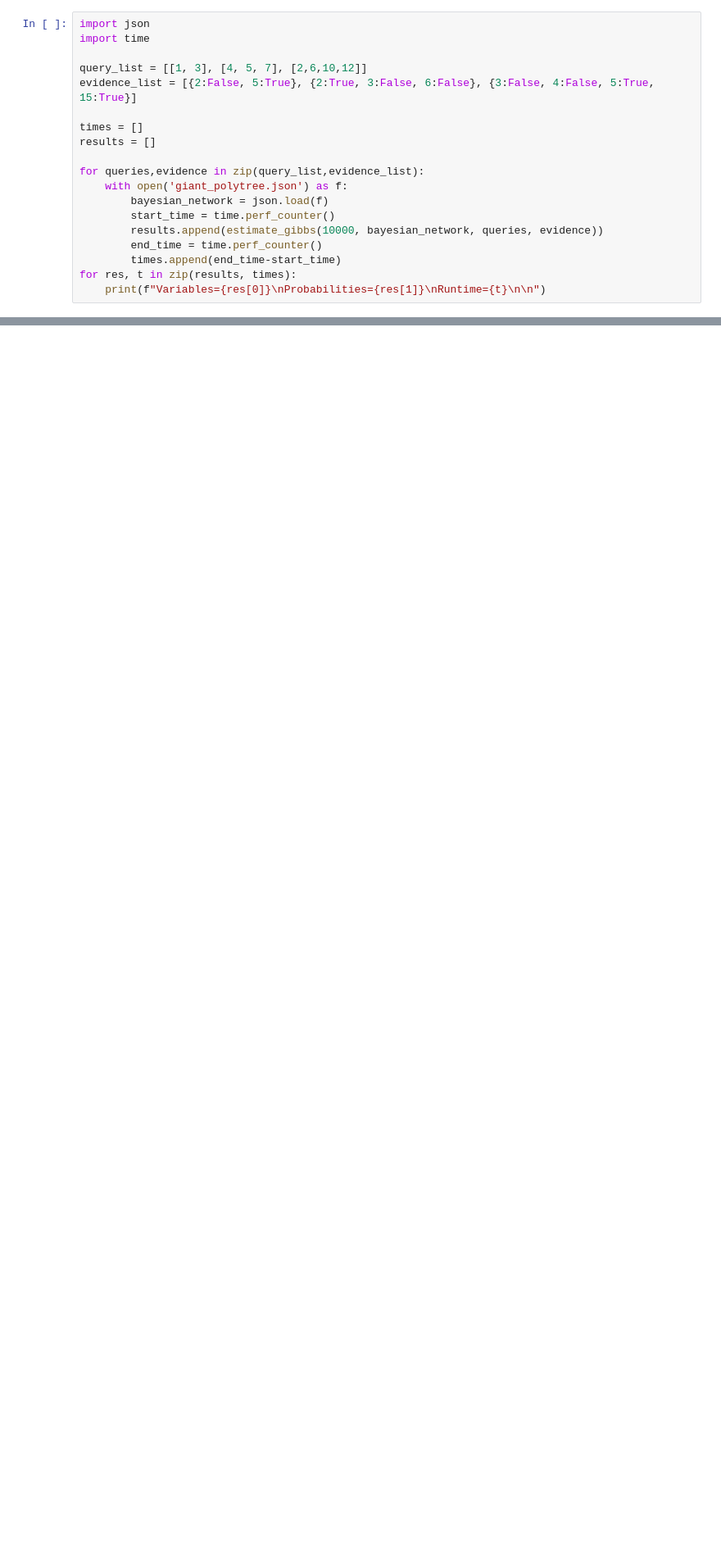
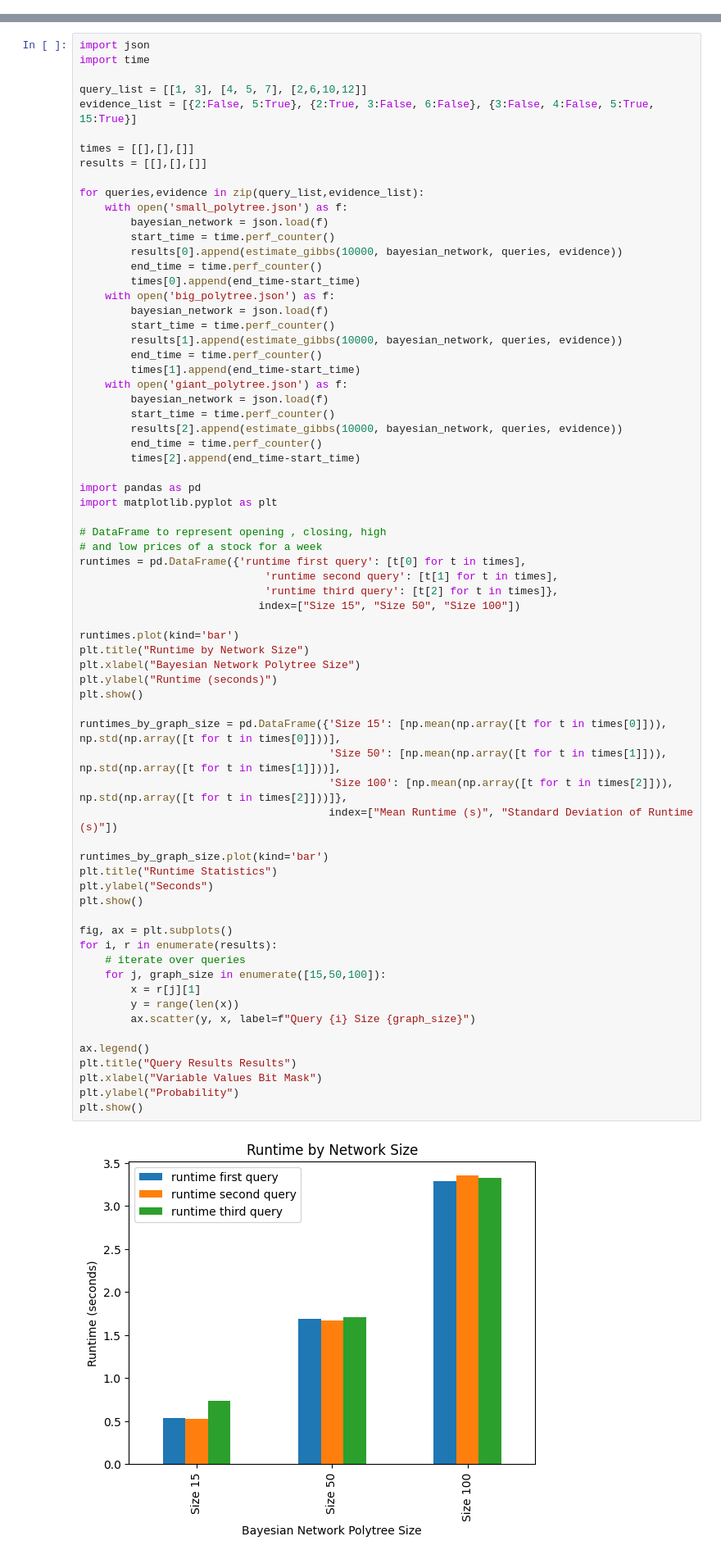
Before and after one commit to Pirate-Hunter-Zoro/Bayesian-Network, a Jupyter notebook: gibbs_sampling.ipynb, the cells around one changed output, grey strips where cells are left out. Shown at 82% size. Saved outputs shown, nothing was run; the diff lists cells and outputs as text; blank space fills up the shorter version.

Commit message:
results displayed nicely

```diff
--- a/gibbs_sampling.ipynb
+++ b/gibbs_sampling.ipynb
@@ -105,19 +34,0 @@ Runtime=1.7536008749884786
-# %%
-import json
-import time
-
-query_list = [[1, 3], [4, 5, 7], [2,6,10,12]]
-evidence_list = [{2:False, 5:True}, {2:True, 3:False, 6:False}, {3:False, 4:False, 5:True, 15:True}]
-
-times = []
-results = []
-
-for queries,evidence in zip(query_list,evidence_list):
-    with open('giant_polytree.json') as f:
-        bayesian_network = json.load(f)
-        start_time = time.perf_counter()
-        results.append(estimate_gibbs(10000, bayesian_network, queries, evidence))
-        end_time = time.perf_counter()
-        times.append(end_time-start_time)
-for res, t in zip(results, times):
-    print(f"Variables={res[0]}\nProbabilities={res[1]}\nRuntime={t}\n\n")
@@ -138,0 +35,71 @@ Runtime=3.4004718749929452
+# %%
+import json
+import time
+
+query_list = [[1, 3], [4, 5, 7], [2,6,10,12]]
+evidence_list = [{2:False, 5:True}, {2:True, 3:False, 6:False}, {3:False, 4:False, 5:True, 15:True}]
+
+times = [[],[],[]]
+results = [[],[],[]]
+
+for queries,evidence in zip(query_list,evidence_list):
+    with open('small_polytree.json') as f:
+        bayesian_network = json.load(f)
+        start_time = time.perf_counter()
+        results[0].append(estimate_gibbs(10000, bayesian_network, queries, evidence))
+        end_time = time.perf_counter()
+        times[0].append(end_time-start_time)
+    with open('big_polytree.json') as f:
+        bayesian_network = json.load(f)
+        start_time = time.perf_counter()
+        results[1].append(estimate_gibbs(10000, bayesian_network, queries, evidence))
+        end_time = time.perf_counter()
+        times[1].append(end_time-start_time)
+    with open('giant_polytree.json') as f:
+        bayesian_network = json.load(f)
+        start_time = time.perf_counter()
+        results[2].append(estimate_gibbs(10000, bayesian_network, queries, evidence))
+        end_time = time.perf_counter()
+        times[2].append(end_time-start_time)
+
+import pandas as pd
+import matplotlib.pyplot as plt
+
+# DataFrame to represent opening , closing, high
+# and low prices of a stock for a week
+runtimes = pd.DataFrame({'runtime first query': [t[0] for t in times],
+                             'runtime second query': [t[1] for t in times],
+                             'runtime third query': [t[2] for t in times]},
+                            index=["Size 15", "Size 50", "Size 100"])
+
+runtimes.plot(kind='bar')
+plt.title("Runtime by Network Size")
+plt.xlabel("Bayesian Network Polytree Size")
+plt.ylabel("Runtime (seconds)")
+plt.show()
+
+runtimes_by_graph_size = pd.DataFrame({'Size 15': [np.mean(np.array([t for t in times[0]])), np.std(np.array([t for t in times[0]]))],
+                                       'Size 50': [np.mean(np.array([t for t in times[1]])), np.std(np.array([t for t in times[1]]))],
+                                       'Size 100': [np.mean(np.array([t for t in times[2]])), np.std(np.array([t for t in times[2]]))]},
+                                       index=["Mean Runtime (s)", "Standard Deviation of Runtime (s)"])
+
+runtimes_by_graph_size.plot(kind='bar')
+plt.title("Runtime Statistics")
+plt.ylabel("Seconds")
+plt.show()
+
+fig, ax = plt.subplots()
+for i, r in enumerate(results):
+    # iterate over queries
+    for j, graph_size in enumerate([15,50,100]):
+        x = r[j][1]
+        y = range(len(x))
+        ax.scatter(y, x, label=f"Query {i} Size {graph_size}")
+
+ax.legend()
+plt.title("Query Results Results")
+plt.xlabel("Variable Values Bit Mask")
+plt.ylabel("Probability")
+plt.show()
+# %% [output]
+[figure, added]
```
Also changed, not shown: parts of 4 cells of this notebook, 3 other files.
